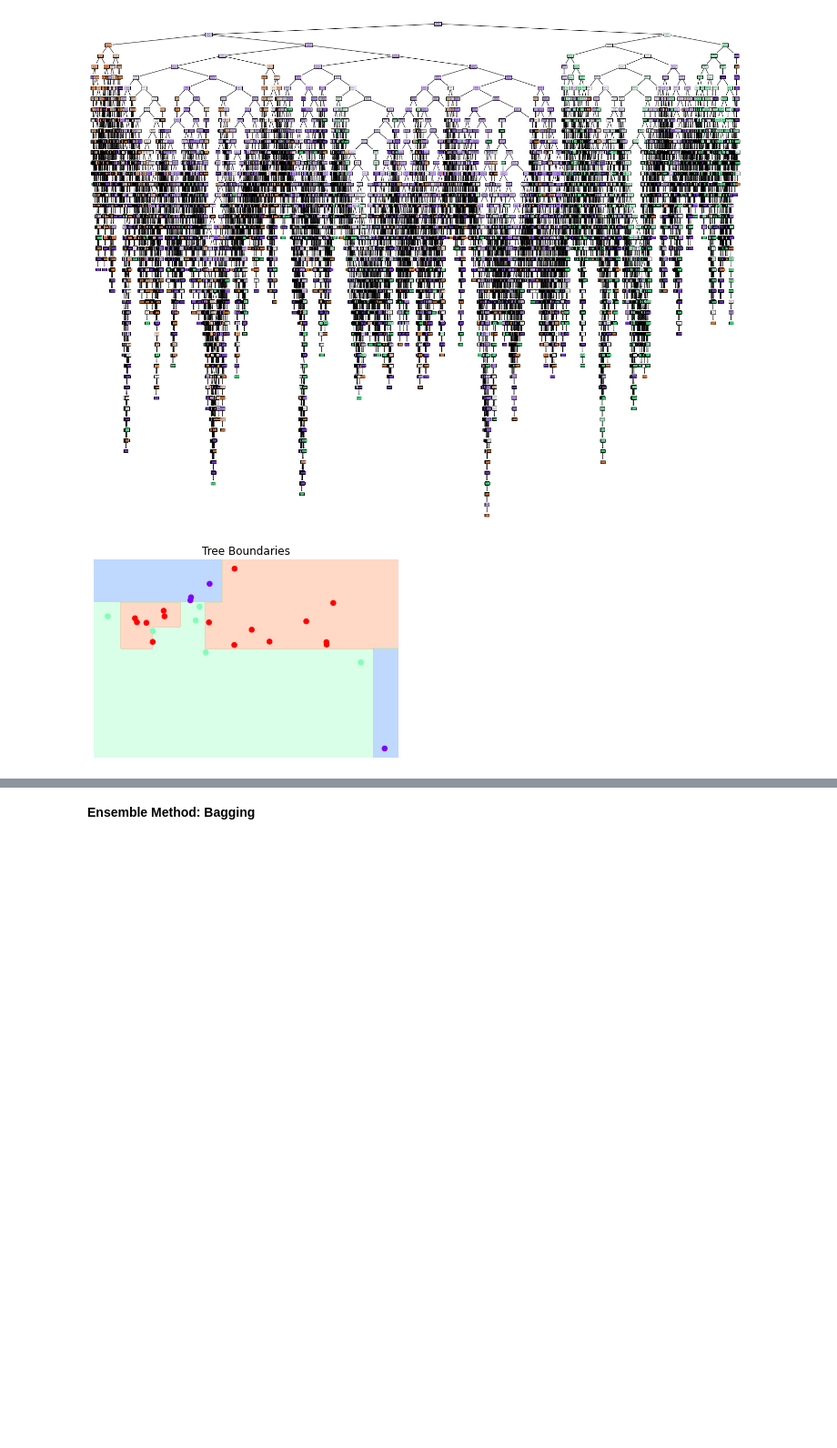
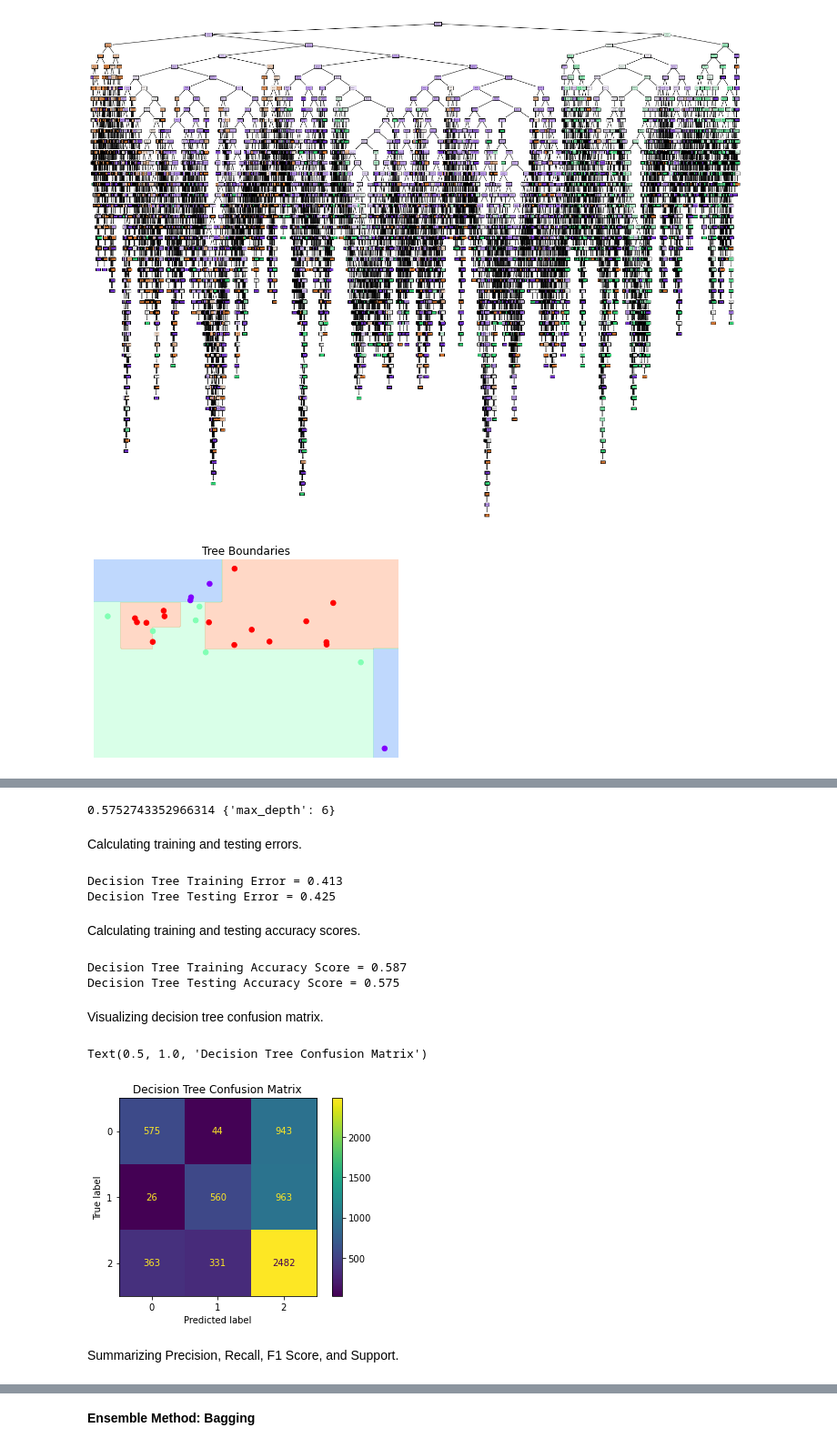
Before and after one commit to lykjohn/UChicago-Summer-Session-2022, a Jupyter notebook: Week4/Week 4 Lecture Source Code.ipynb, the cells around one changed output, grey strips where cells are left out. Shown at 91% size. Saved outputs shown, nothing was run; the diff lists cells and outputs as text; code cells hidden in the pictures; blank space fills up the shorter version.

```diff
--- a/Week4/Week 4 Lecture Source Code.ipynb
+++ b/Week4/Week 4 Lecture Source Code.ipynb
@@ -523,0 +530,43 @@ visualize_classifier(DecisionTreeClassifier(), X_train, y_train)
+# %%
+from sklearn.model_selection import GridSearchCV
+parameters = {'max_depth':range(3,20)}
+dt = GridSearchCV(tree.DecisionTreeClassifier(), parameters, n_jobs=4)
+dt.fit(X_train, y_train)
+tree_model = dt.best_estimator_
+print (dt.best_score_, dt.best_params_)
+# %% [output]
+0.5752743352966314 {'max_depth': 6}
+# %%
+# fitting decision tree model
+dt = DecisionTreeClassifier(criterion = "gini", splitter = "best", max_depth = 6)
+dt.fit(X_train, y_train)
+
+# predicted liquidity strengths
+dt_pred_train = dt.predict(X_train)
+dt_pred_test = dt.predict(X_test)
+# %% [markdown]
+Calculating training and testing errors.
+# %%
+print('Decision Tree Training Error = %.3f' % (np.mean(dt_pred_train != y_train)))
+print('Decision Tree Testing Error = %.3f' % (np.mean(dt_pred_test != y_test)))
+# %% [output]
+Decision Tree Training Error = 0.413
+Decision Tree Testing Error = 0.425
+# %% [markdown]
+Calculating training and testing accuracy scores.
+# %%
+print('Decision Tree Training Accuracy Score = %.3f' % dt.score(X_train,y_train))
+print('Decision Tree Testing Accuracy Score = %.3f' % dt.score(X_test,y_test))
+# %% [output]
+Decision Tree Training Accuracy Score = 0.587
+Decision Tree Testing Accuracy Score = 0.575
+# %% [markdown]
+Visualizing decision tree confusion matrix.
+# %%
+plot_confusion_matrix(dt, X_test, y_test)
+plt.title("Decision Tree Confusion Matrix")
+# %% [output]
+Text(0.5, 1.0, 'Decision Tree Confusion Matrix')
+[figure, added]
+# %% [markdown]
+Summarizing Precision, Recall, F1 Score, and Support.
```
Also changed, not shown: parts of 4 cells of this notebook.
